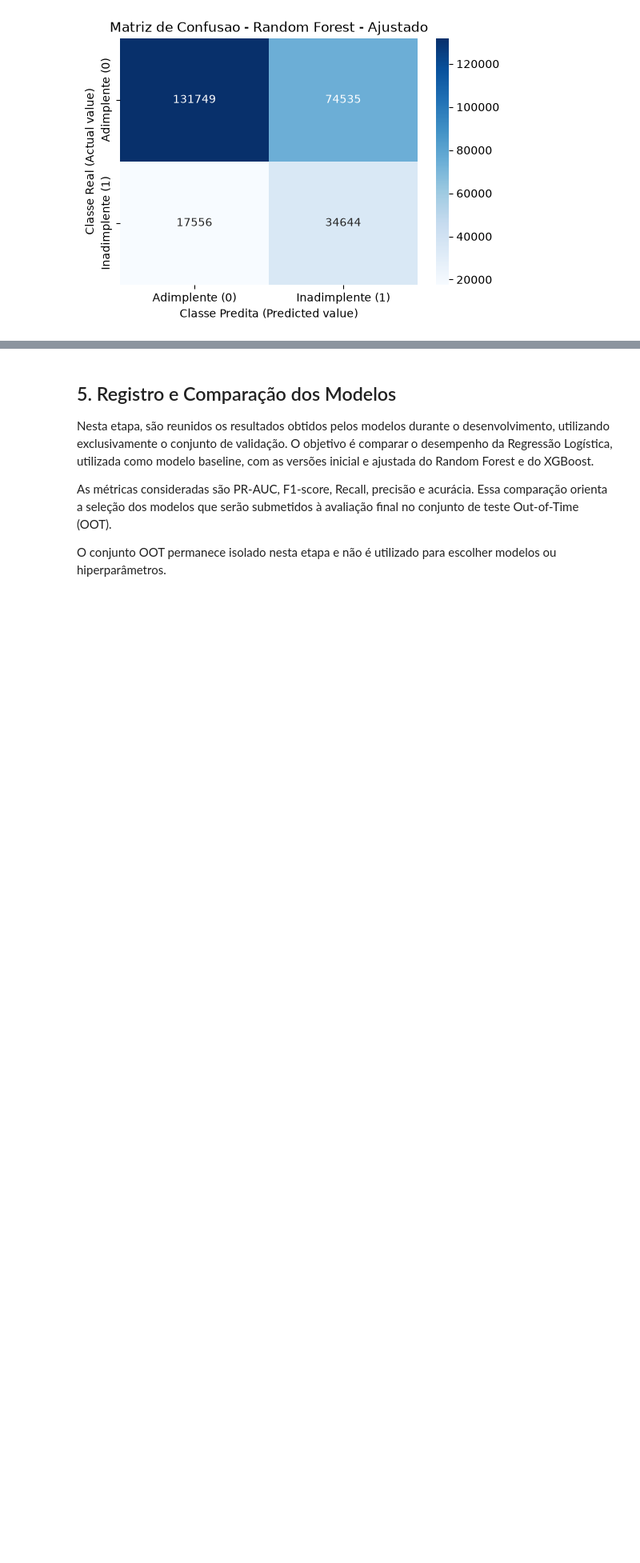
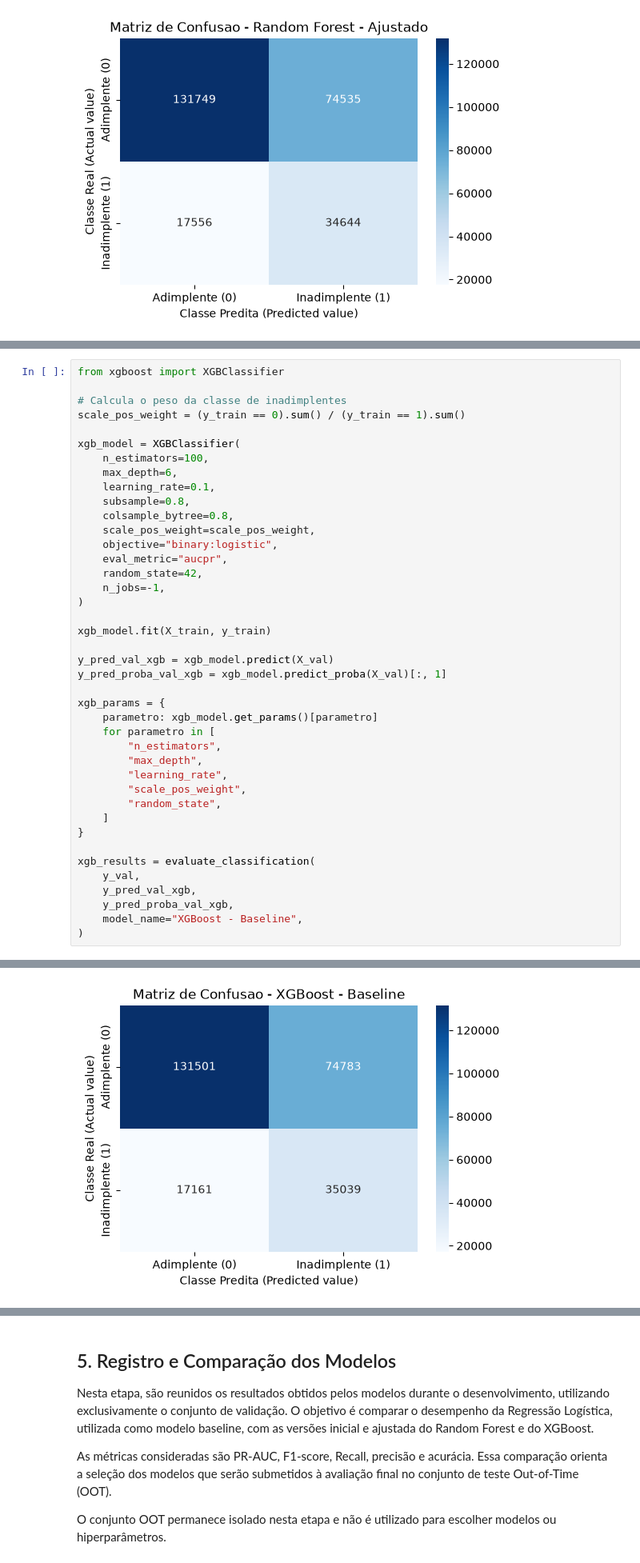
Before and after one commit to Heimrath/TCC-Inadimplencia-de-Credito, a Jupyter notebook: 03_Modelagem.ipynb, the cells around one changed output, grey strips where cells are left out. Shown at 80% size. Drawn from its saved outputs; the diff is of its cells as text; blank space fills up the shorter version.

```diff
--- a/03_Modelagem.ipynb
+++ b/03_Modelagem.ipynb
@@ -275,0 +286,42 @@ Acuracia: 0.6437
+# %%
+from xgboost import XGBClassifier
+
+# Calcula o peso da classe de inadimplentes
+scale_pos_weight = (y_train == 0).sum() / (y_train == 1).sum()
+
+xgb_model = XGBClassifier(
+    n_estimators=100,
+    max_depth=6,
+    learning_rate=0.1,
+    subsample=0.8,
+    colsample_bytree=0.8,
+    scale_pos_weight=scale_pos_weight,
+    objective="binary:logistic",
+    eval_metric="aucpr",
+    random_state=42,
+    n_jobs=-1,
+)
+
+xgb_model.fit(X_train, y_train)
+
+y_pred_val_xgb = xgb_model.predict(X_val)
+y_pred_proba_val_xgb = xgb_model.predict_proba(X_val)[:, 1]
+
+xgb_params = {
+    parametro: xgb_model.get_params()[parametro]
+    for parametro in [
+        "n_estimators",
+        "max_depth",
+        "learning_rate",
+        "scale_pos_weight",
+        "random_state",
+    ]
+}
+
+xgb_results = evaluate_classification(
+    y_val,
+    y_pred_val_xgb,
+    y_pred_proba_val_xgb,
+    model_name="XGBoost - Baseline",
+)
+# %% [output]
@@ -275,0 +334 @@ Acuracia: 0.6437
+[figure, added]
```
Also changed, not shown: parts of 10 cells of this notebook, 1 other file.
